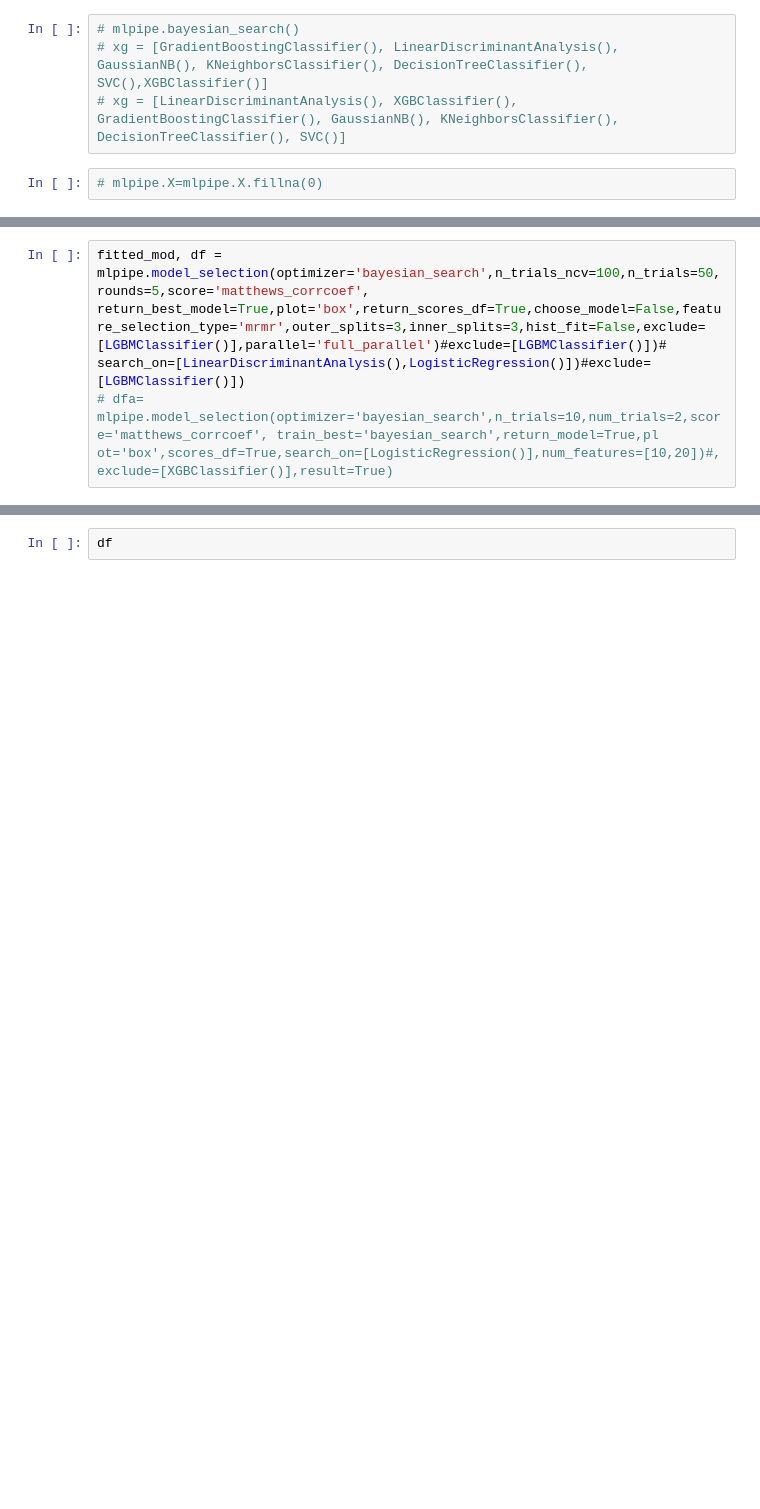
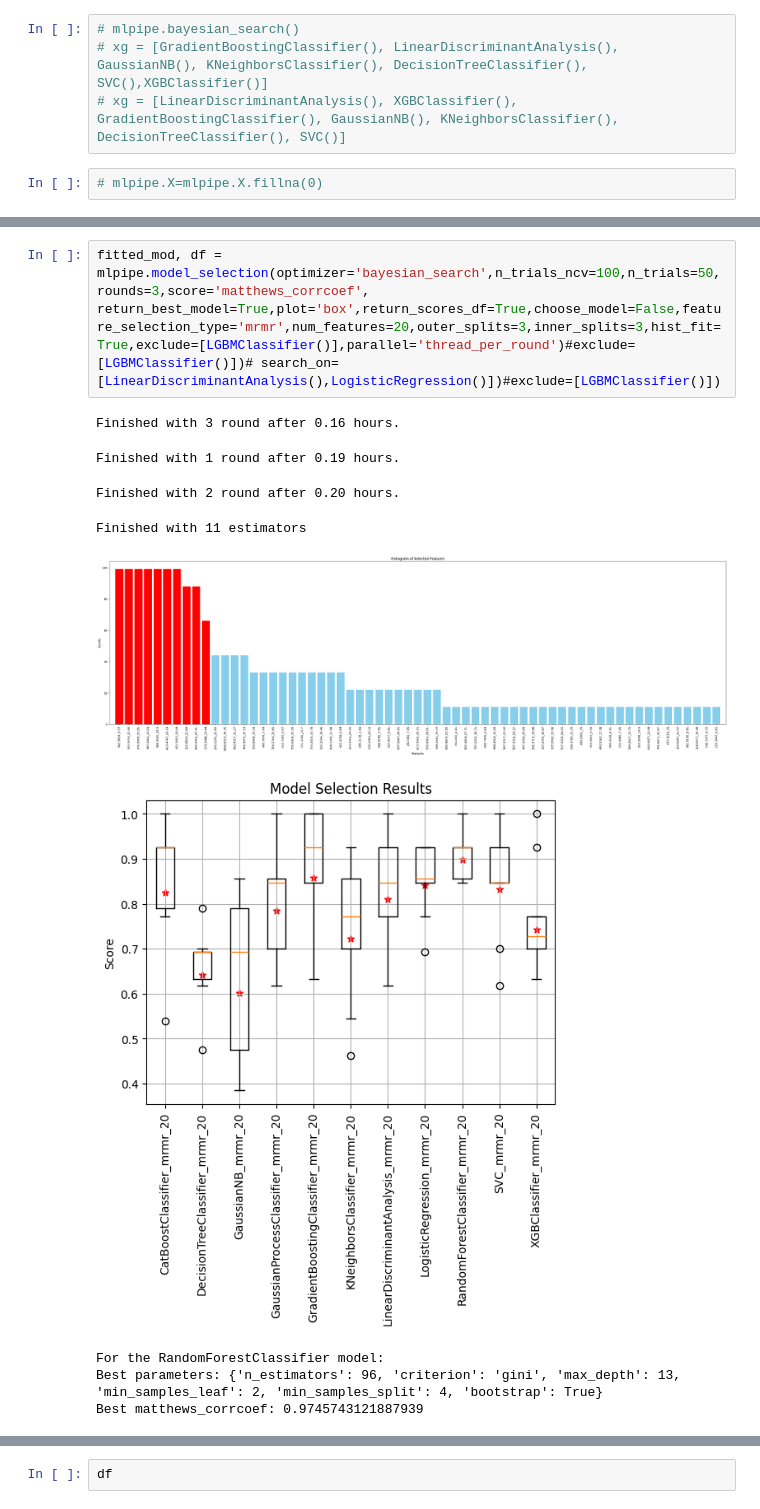
Before and after one commit to costasmexis/AI4META, a Jupyter notebook: main.ipynb, the cells around one changed output, grey strips where cells are left out. Cells and saved outputs as stored; diff of their text form; blank space fills up the shorter version.

```diff
--- a/main.ipynb
+++ b/main.ipynb
@@ -51,3 +61,12 @@ Label mapping: {0: 'Factor1:CASE', 1: 'Factor1:CONTROL'}
 # %%
-fitted_mod, df = mlpipe.model_selection(optimizer='bayesian_search',n_trials_ncv=100,n_trials=50,rounds=5,score='matthews_corrcoef', return_best_model=True,plot='box',return_scores_df=True,choose_model=False,feature_selection_type='mrmr',outer_splits=3,inner_splits=3,hist_fit=False,exclude=[LGBMClassifier()],parallel='full_parallel')#exclude=[LGBMClassifier()])# search_on=[LinearDiscriminantAnalysis(),LogisticRegression()])#exclude=[LGBMClassifier()])
-# dfa= mlpipe.model_selection(optimizer='bayesian_search',n_trials=10,num_trials=2,score='matthews_corrcoef', train_best='bayesian_search',return_model=True,pl ot='box',scores_df=True,search_on=[LogisticRegression()],num_features=[10,20])#, exclude=[XGBClassifier()],result=True)
+fitted_mod, df = mlpipe.model_selection(optimizer='bayesian_search',n_trials_ncv=100,n_trials=50,rounds=3,score='matthews_corrcoef', return_best_model=True,plot='box',return_scores_df=True,choose_model=False,feature_selection_type='mrmr',num_features=20,outer_splits=3,inner_splits=3,hist_fit=True,exclude=[LGBMClassifier()],parallel='thread_per_round')#exclude=[LGBMClassifier()])# search_on=[LinearDiscriminantAnalysis(),LogisticRegression()])#exclude=[LGBMClassifier()])
+# %% [output]
+Finished with 3 round after 0.16 hours.
+Finished with 1 round after 0.19 hours.
+Finished with 2 round after 0.20 hours.
+Finished with 11 estimators
+[figure, added]
+[figure, added]
+For the RandomForestClassifier model:
+Best parameters: {'n_estimators': 96, 'criterion': 'gini', 'max_depth': 13, 'min_samples_leaf': 2, 'min_samples_split': 4, 'bootstrap': True}
+Best matthews_corrcoef: 0.9745743121887939
```
Also changed, not shown: parts of 7 cells of this notebook, 3 other files.
